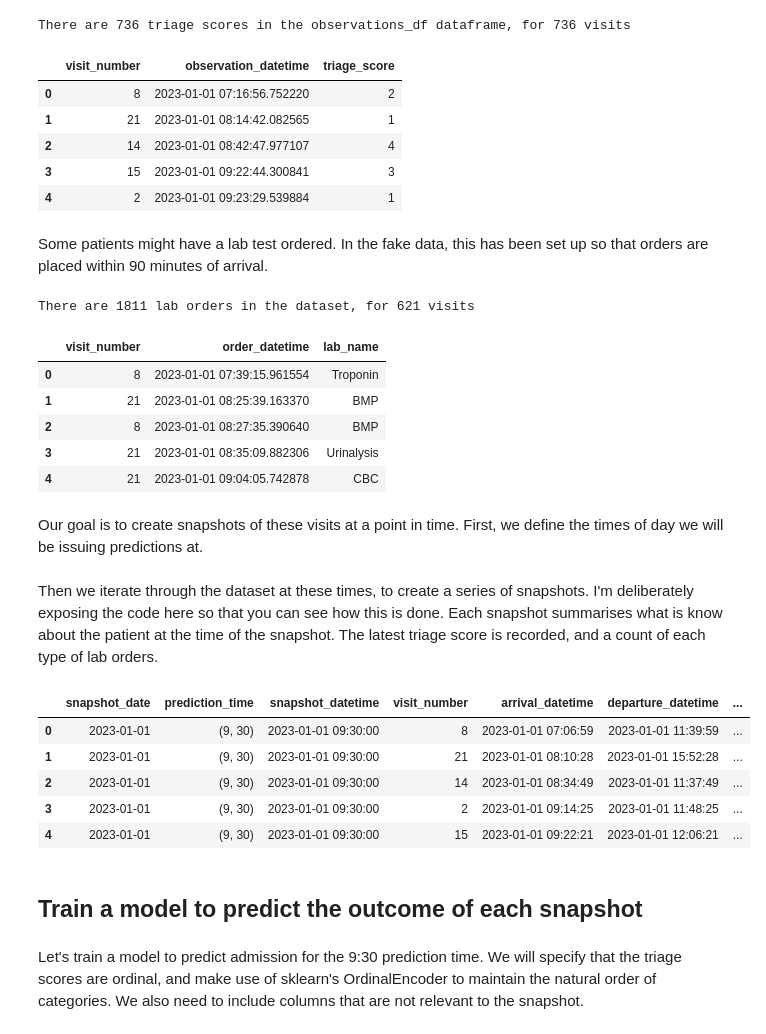
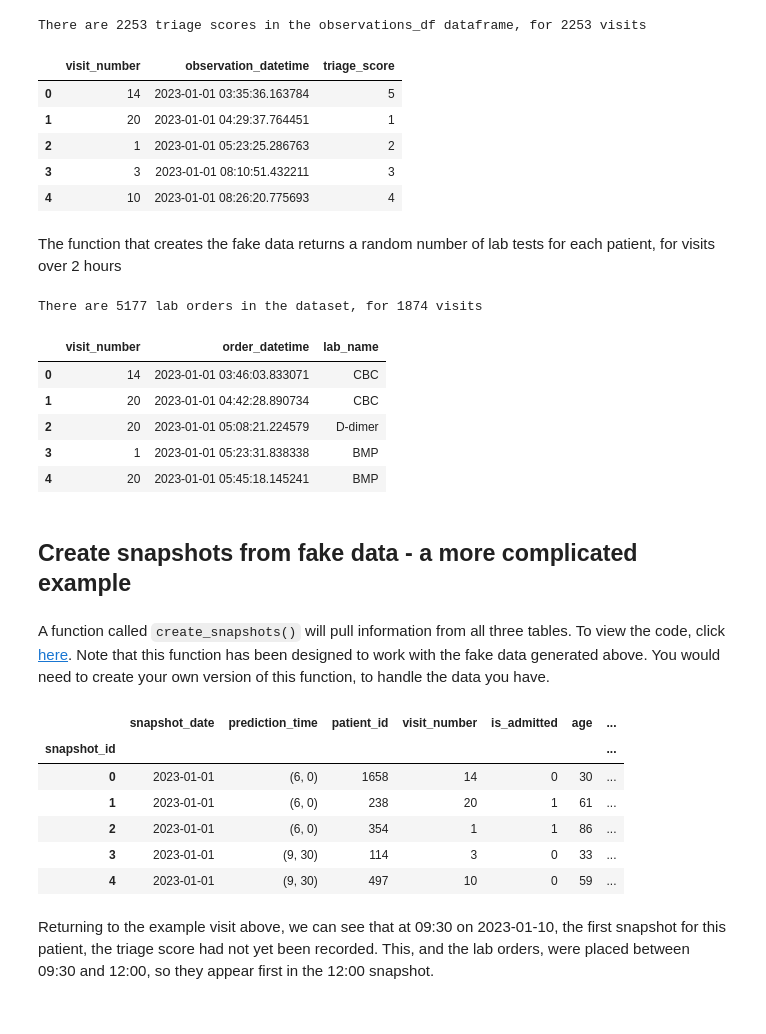
Before and after one commit to zmek/patientflow, a Jupyter notebook: notebooks/2a_Create_patient_snapshots.ipynb, the cells around one changed output. Cells and saved outputs as stored; diff of their text form; code cells hidden in the pictures.

```diff
--- a/notebooks/2a_Create_patient_snapshots.ipynb
+++ b/notebooks/2a_Create_patient_snapshots.ipynb
@@ -41,26 +172,26 @@ The function above returns a observations_df table, with a single measurement -
 # %%
+visits_df, observations_df, lab_orders_df = patient_visits('2023-01-01', '2023-04-01', 25)
+
 print(f'There are {len(observations_df)} triage scores in the observations_df dataframe, for {len(observations_df.visit_number.unique())} visits')
 observations_df.head()
 # %% [output]
-There are 736 triage scores in the observations_df dataframe, for 736 visits
+There are 2253 triage scores in the observations_df dataframe, for 2253 visits
 |  | visit_number | observation_datetime | triage_score |
-| 0 | 8 | 2023-01-01 07:16:56.752220 | 2 |
-| 1 | 21 | 2023-01-01 08:14:42.082565 | 1 |
-| 2 | 14 | 2023-01-01 08:42:47.977107 | 4 |
-| 3 | 15 | 2023-01-01 09:22:44.300841 | 3 |
-| 4 | 2 | 2023-01-01 09:23:29.539884 | 1 |
+| 0 | 14 | 2023-01-01 03:35:36.163784 | 5 |
+| 1 | 20 | 2023-01-01 04:29:37.764451 | 1 |
+| 2 | 1 | 2023-01-01 05:23:25.286763 | 2 |
+| 3 | 3 | 2023-01-01 08:10:51.432211 | 3 |
+| 4 | 10 | 2023-01-01 08:26:20.775693 | 4 |
-# %% [markdown]
-Some patients might have a lab test ordered. In the fake data, this has been set up so that orders are placed within 90 minutes of arrival.
+# %% [markdown]
+The function that creates the fake data returns a random number of lab tests for each patient, for visits over 2 hours
 # %%
 print(f'There are {len(lab_orders_df)} lab orders in the dataset, for {len(lab_orders_df.visit_number.unique())} visits')
 lab_orders_df.head()
 # %% [output]
-There are 1811 lab orders in the dataset, for 621 visits
+There are 5177 lab orders in the dataset, for 1874 visits
 |  | visit_number | order_datetime | lab_name |
-| 0 | 8 | 2023-01-01 07:39:15.961554 | Troponin |
-| 1 | 21 | 2023-01-01 08:25:39.163370 | BMP |
-| 2 | 8 | 2023-01-01 08:27:35.390640 | BMP |
-| 3 | 21 | 2023-01-01 08:35:09.882306 | Urinalysis |
-| 4 | 21 | 2023-01-01 09:04:05.742878 | CBC |
+| 0 | 14 | 2023-01-01 03:46:03.833071 | CBC |
+| 1 | 20 | 2023-01-01 04:42:28.890734 | CBC |
+| 2 | 20 | 2023-01-01 05:08:21.224579 | D-dimer |
+| 3 | 1 | 2023-01-01 05:23:31.838338 | BMP |
+| 4 | 20 | 2023-01-01 05:45:18.145241 | BMP |
-# %% [markdown]
-Our goal is to create snapshots of these visits at a point in time. First, we define the times of day we will be issuing predictions at.
@@ -69,21 +198,22 @@ prediction_times = [(6, 0), (9, 30), (12, 0), (15, 30), (22, 0)] # each time is
-# %% [markdown]
-Then we iterate through the dataset at these times, to create a series of snapshots. I'm deliberately exposing the code here so that you can see how this is done. Each snapshot summarises what is know about the patient at the time of the snapshot. The latest triage score is recorded, and a count of each type of lab orders.
+# %% [markdown]
+## Create snapshots from fake data - a more complicated example
+# %% [markdown]
+A function called `create_snapshots()` will pull information from all three tables. To view the code, click [here](../src/patientflow/generate.py). Note that this function has been designed to work with the fake data generated above. You would need to create your own version of this function, to handle the data you have.
 # %%
 from datetime import date
 start_date = date(2023, 1, 1)
-end_date = date(2023, 1, 31)
+end_date = date(2023, 4, 1)
 
 from patientflow.generate import create_snapshots
 
 # Create snapshots
-snapshots_df = create_snapshots(visits_df, observations_df, lab_orders_df, prediction_times, start_date, end_date)
-snapshots_df.head()
+new_snapshots_df = create_snapshots(visits_df, observations_df, lab_orders_df, prediction_times, start_date, end_date)
+new_snapshots_df.head()
 # %% [output]
-|  | snapshot_date | prediction_time | snapshot_datetime | visit_number | arrival_datetime | departure_datetime | ... |
-| 0 | 2023-01-01 | (9, 30) | 2023-01-01 09:30:00 | 8 | 2023-01-01 07:06:59 | 2023-01-01 11:39:59 | ... |
-| 1 | 2023-01-01 | (9, 30) | 2023-01-01 09:30:00 | 21 | 2023-01-01 08:10:28 | 2023-01-01 15:52:28 | ... |
-| 2 | 2023-01-01 | (9, 30) | 2023-01-01 09:30:00 | 14 | 2023-01-01 08:34:49 | 2023-01-01 11:37:49 | ... |
-| 3 | 2023-01-01 | (9, 30) | 2023-01-01 09:30:00 | 2 | 2023-01-01 09:14:25 | 2023-01-01 11:48:25 | ... |
-| 4 | 2023-01-01 | (9, 30) | 2023-01-01 09:30:00 | 15 | 2023-01-01 09:22:21 | 2023-01-01 12:06:21 | ... |
+|  | snapshot_date | prediction_time | patient_id | visit_number | is_admitted | age | ... |
+| snapshot_id |  |  |  |  |  |  | ... |
+| 0 | 2023-01-01 | (6, 0) | 1658 | 14 | 0 | 30 | ... |
+| 1 | 2023-01-01 | (6, 0) | 238 | 20 | 1 | 61 | ... |
+| 2 | 2023-01-01 | (6, 0) | 354 | 1 | 1 | 86 | ... |
+| 3 | 2023-01-01 | (9, 30) | 114 | 3 | 0 | 33 | ... |
+| 4 | 2023-01-01 | (9, 30) | 497 | 10 | 0 | 59 | ... |
-# %% [markdown]
-## Train a model to predict the outcome of each snapshot
@@ -173,2 +219,0 @@ def train_admission_model(
-# %% [markdown]
-Let's train a model to predict admission for the 9:30 prediction time. We will specify that the triage scores are ordinal, and make use of sklearn's OrdinalEncoder to maintain the natural order of categories. We also need to include columns that are not relevant to the snapshot.
@@ -182,0 +220,2 @@ model, X_test, y_test, accuracy, feature_importances = train_admission_model(
+# %% [markdown]
+Returning to the example visit above, we can see that at 09:30 on 2023-01-10, the first snapshot for this patient, the triage score had not yet been recorded. This, and the lab orders, were placed between 09:30 and 12:00, so they appear first in the 12:00 snapshot.
```
Also changed, not shown: parts of 36 cells of this notebook, 7 other files.
